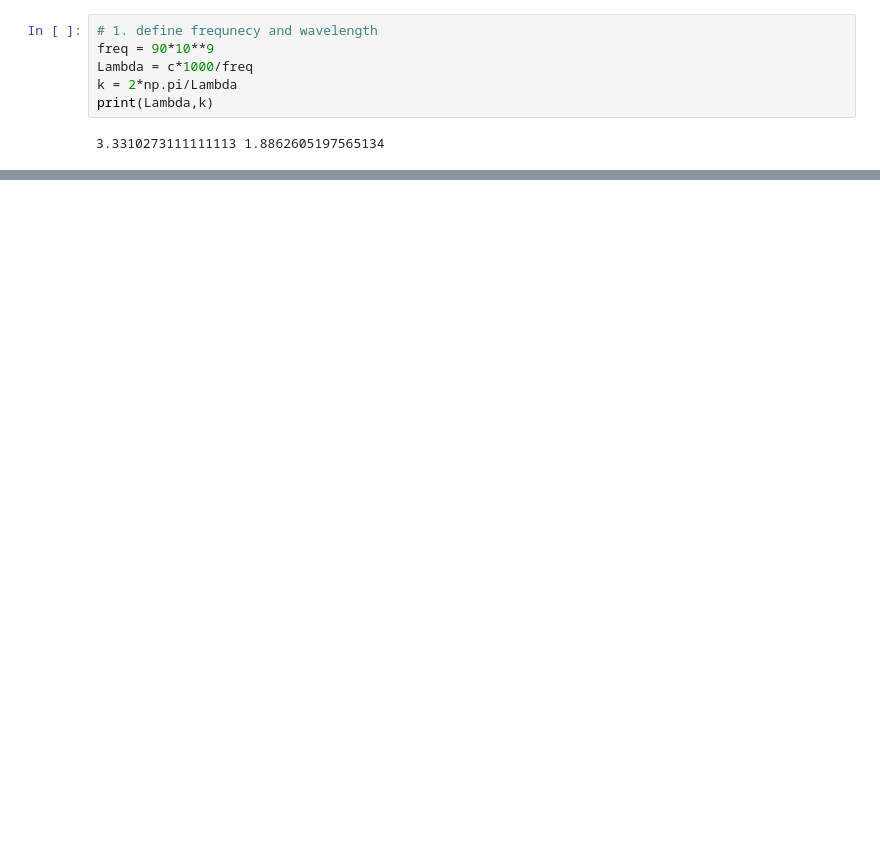
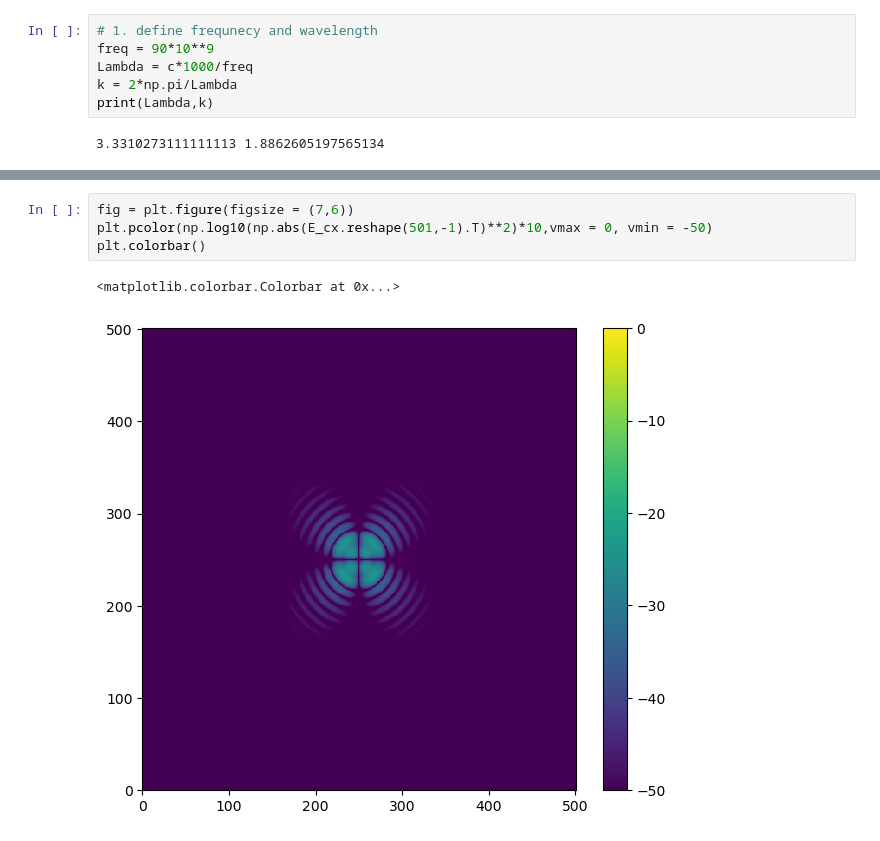
Before and after one commit to XiaodongRencologne/PO_test, a Jupyter notebook: L1_test2.ipynb, the cells around one changed output, grey strips where cells are left out. Drawn from its saved outputs; the diff is of its cells as text; blank space fills up the shorter version.

```diff
--- a/L1_test2.ipynb
+++ b/L1_test2.ipynb
@@ -73,0 +162,7 @@ poynting value max!
+# %%
+fig = plt.figure(figsize = (7,6))
+plt.pcolor(np.log10(np.abs(E_cx.reshape(501,-1).T)**2)*10,vmax = 0, vmin = -50)
+plt.colorbar()
+# %% [output]
+<matplotlib.colorbar.Colorbar at 0x...>
+[figure, added]
```
Also changed, not shown: parts of 26 cells of this notebook, 11 other files.
